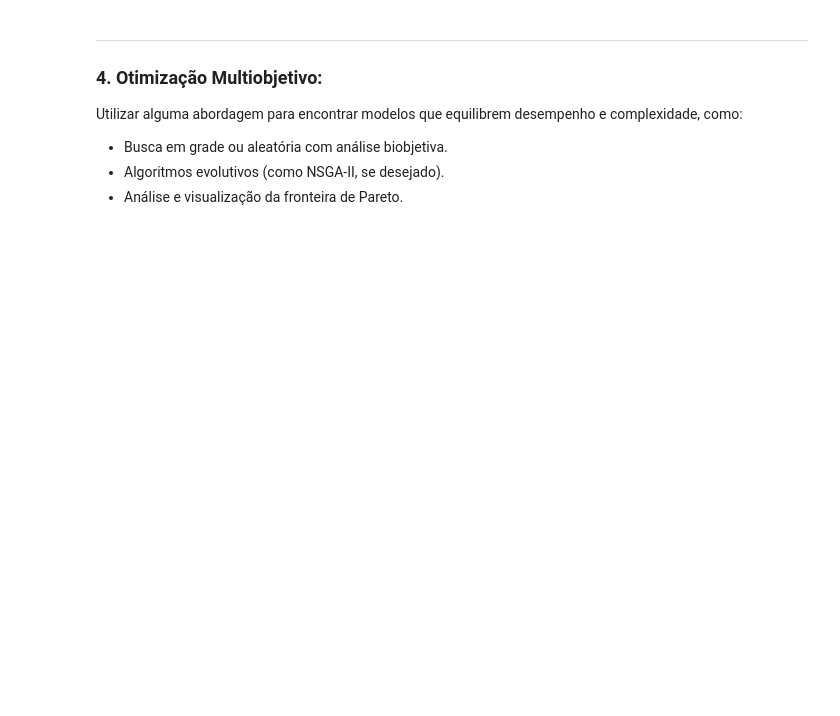
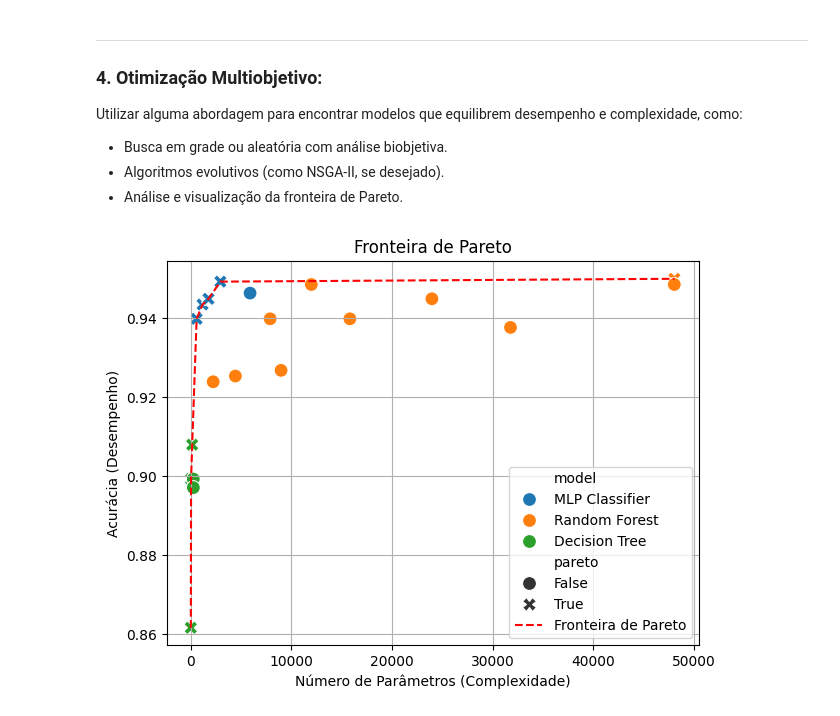
Before and after one commit to sakikout/Aprendizado-Multiobjetivo, a Jupyter notebook: spambase.ipynb, the cells around one changed output. Cells and saved outputs as stored; diff of their text form; code cells hidden in the pictures; blank space fills up the shorter version.

```diff
--- a/spambase.ipynb
+++ b/spambase.ipynb
@@ -164,3 +488,23 @@ Explorar diferentes arquiteturas ou configurações (como profundidade, número
+# %%
+# ------------------------- Análise Multiobjetivo -------------------------
+
+# Adicionar coluna de modelo para cada DataFrame
+df_results_nn['model'] = 'MLP Classifier'
+df_results_rf['model'] = 'Random Forest'
+df_results_dt['model'] = 'Decision Tree'
+
+# Selecionando apenas colunas relevantes
+df_results_dt = df_results_dt[['n_nodes', 'Accuracy', 'F1_score']]
+df_results_dt['n_params'] = df_results_dt['n_nodes']
+df_results_rf = df_results_rf[['n_params', 'Accuracy', 'F1_score']]
+df_results_nn = df_results_nn[['n_params', 'Accuracy', 'F1_score']]
+
+# Unificando resultados em um dataframe
+df_all = pd.concat([
+    df_results_nn.assign(model='MLP Classifier'),
+    df_results_rf.assign(model='Random Forest'),
+    df_results_dt.assign(model='Decision Tree')
+], ignore_index=True)
 # %% [markdown]
 ---
 
@@ -171,0 +541,29 @@ Utilizar alguma abordagem para encontrar modelos que equilibrem desempenho e com
+# %%
+# ------------------------- Visualização da Fronteira de Pareto -------------------------
+sns.scatterplot(
+    data=df_all,
+    x='n_params',
+    y='Accuracy',
+    hue='model',
+    style='pareto',
+    s=100)
+
+pareto_sorted = pareto_df.sort_values('n_params')
+
+plt.plot(
+    pareto_sorted['n_params'],
+    pareto_sorted['Accuracy'],
+    linestyle='--',
+    color='red',
+    label='Fronteira de Pareto')
+
+
+plt.xlabel('Número de Parâmetros (Complexidade)')
+plt.ylabel('Acurácia (Desempenho)')
+plt.title('Fronteira de Pareto')
+plt.legend()
+plt.grid(True)
+plt.tight_layout()
+plt.show()
+# %% [output]
+[figure, added]
```
Also changed, not shown: parts of 9 cells of this notebook.
